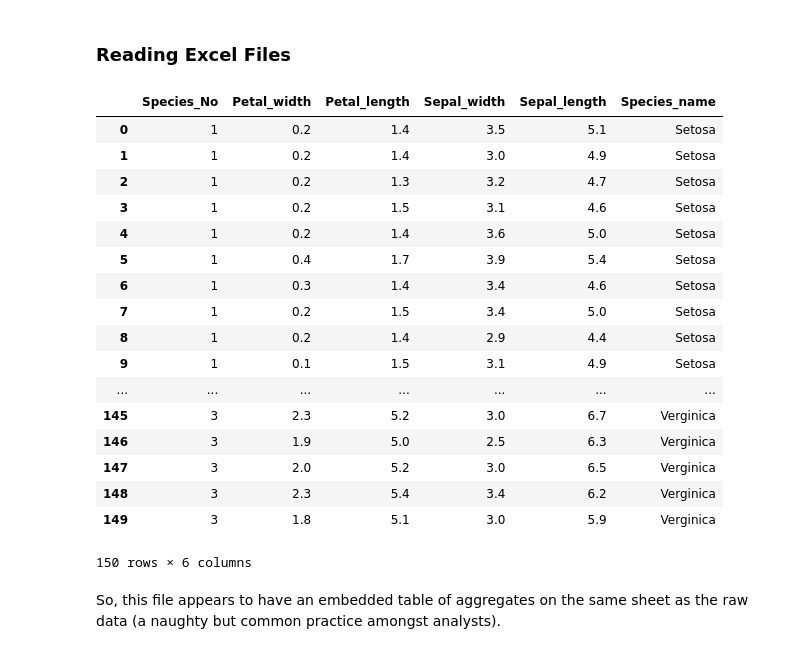
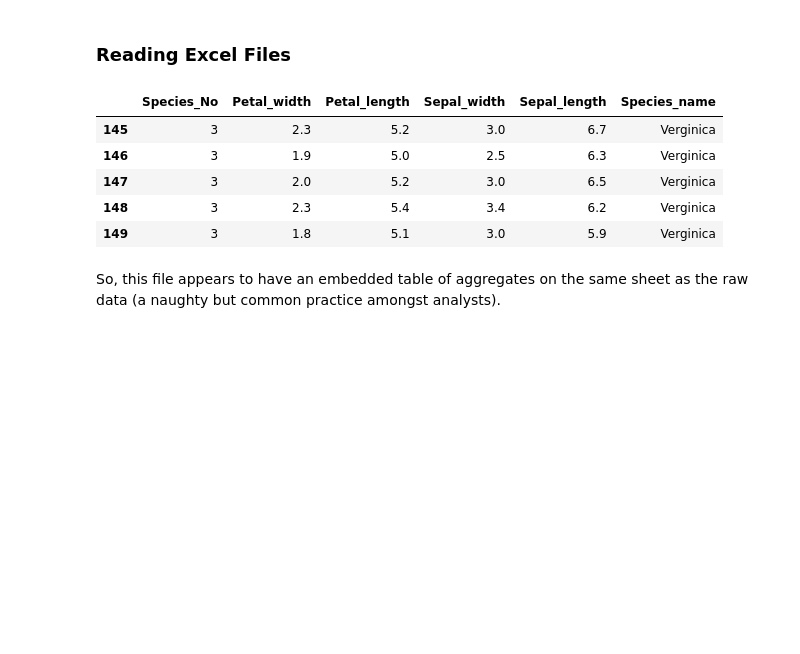
Before and after one commit to Leek03/dsia, a Jupyter notebook: hieu/Lab3_Hieu/DSIA Lab 3.1.1_Hieu.ipynb, the cells around one changed output. Drawn from its saved outputs; the diff is of its cells as text; code cells hidden in the pictures; blank space fills up the shorter version.

```diff
--- a/hieu/Lab3_Hieu/DSIA Lab 3.1.1_Hieu.ipynb
+++ b/hieu/Lab3_Hieu/DSIA Lab 3.1.1_Hieu.ipynb
@@ -123,26 +123,14 @@ Tip: Most issues can be delth with by correctly specifying the parameters of the
 from pandas import ExcelFile  # Nb. Need to install xlrd from conda (it does not automatically install with pandas)
 # %%
 df = pd.read_excel('DATA3/Iris.xls', sheet_name = 'Data', header = 0)
-df
+df.tail()
 # %% [output]
 |  | Species_No | Petal_width | Petal_length | Sepal_width | Sepal_length | Species_name |
-| 0 | 1 | 0.2 | 1.4 | 3.5 | 5.1 | Setosa |
-| 1 | 1 | 0.2 | 1.4 | 3.0 | 4.9 | Setosa |
-| 2 | 1 | 0.2 | 1.3 | 3.2 | 4.7 | Setosa |
-| 3 | 1 | 0.2 | 1.5 | 3.1 | 4.6 | Setosa |
-| 4 | 1 | 0.2 | 1.4 | 3.6 | 5.0 | Setosa |
-| 5 | 1 | 0.4 | 1.7 | 3.9 | 5.4 | Setosa |
-| 6 | 1 | 0.3 | 1.4 | 3.4 | 4.6 | Setosa |
-| 7 | 1 | 0.2 | 1.5 | 3.4 | 5.0 | Setosa |
-| 8 | 1 | 0.2 | 1.4 | 2.9 | 4.4 | Setosa |
-| 9 | 1 | 0.1 | 1.5 | 3.1 | 4.9 | Setosa |
-| ... | ... | ... | ... | ... | ... | ... |
 | 145 | 3 | 2.3 | 5.2 | 3.0 | 6.7 | Verginica |
 | 146 | 3 | 1.9 | 5.0 | 2.5 | 6.3 | Verginica |
 | 147 | 3 | 2.0 | 5.2 | 3.0 | 6.5 | Verginica |
 | 148 | 3 | 2.3 | 5.4 | 3.4 | 6.2 | Verginica |
 | 149 | 3 | 1.8 | 5.1 | 3.0 | 5.9 | Verginica |
-150 rows × 6 columns
 # %% [markdown]
 So, this file appears to have an embedded table of aggregates on the same sheet as the raw data (a naughty but common practice amongst analysts).
 # %% [markdown]
```
Also changed, not shown: parts of 16 cells of this notebook, 3 other files.
